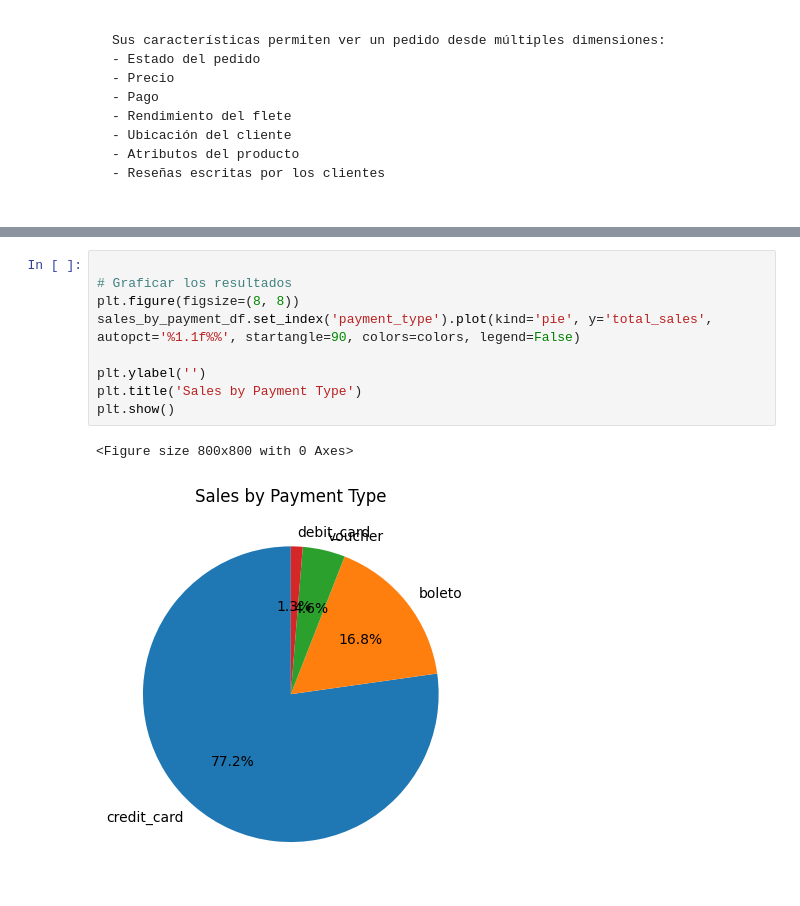
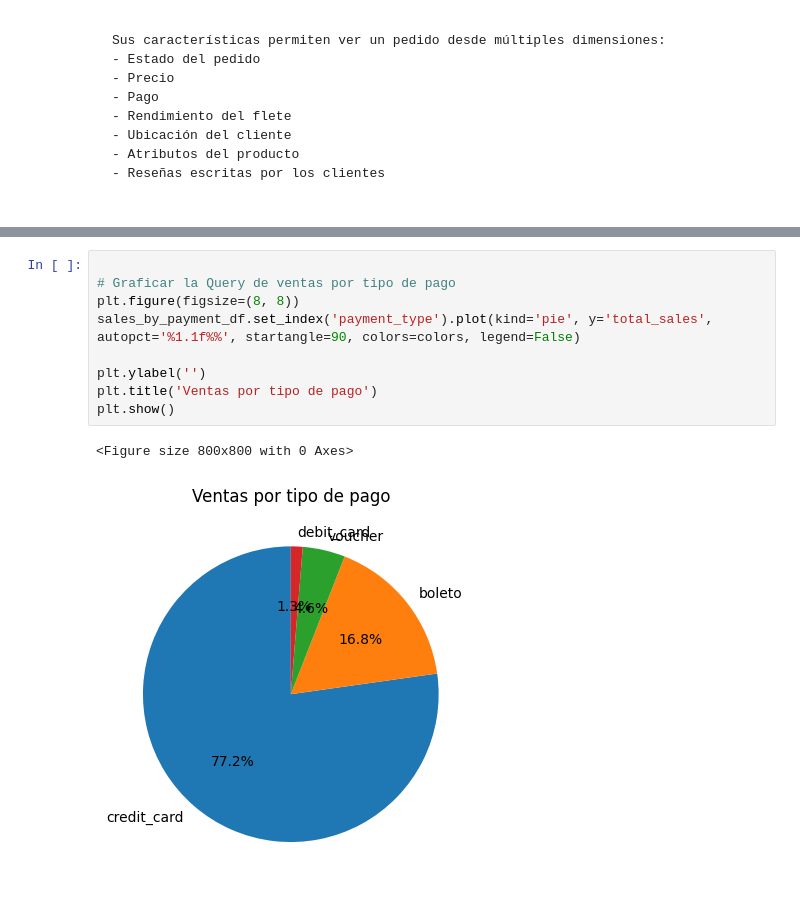
Before and after one commit to Many871027/BigQuery-Python-Machine-Learning-Unlocking-E-commerce-Value, a Jupyter notebook: Epractico16Manuel.ipynb, the cells around one changed output, grey strips where cells are left out. Drawn from its saved outputs; the diff is of its cells as text.

Commit message:
Comented Querys

```diff
--- a/Epractico16Manuel.ipynb
+++ b/Epractico16Manuel.ipynb
@@ -209,14 +220,14 @@ ORDER BY
 sales_by_payment_df = client.query(query_sales_by_payment).to_dataframe()
 # %%
 
-# Graficar los resultados
+# Graficar la Query de ventas por tipo de pago
 plt.figure(figsize=(8, 8))
 sales_by_payment_df.set_index('payment_type').plot(kind='pie', y='total_sales', autopct='%1.1f%%', startangle=90, colors=colors, legend=False)
 
 plt.ylabel('')
-plt.title('Sales by Payment Type')
+plt.title('Ventas por tipo de pago')
 plt.show()
 # %% [output]
 <Figure size 800x800 with 0 Axes>
-[figure, old version]
+[figure, new version]
 # %%
```
Also changed, not shown: parts of 13 cells of this notebook.
